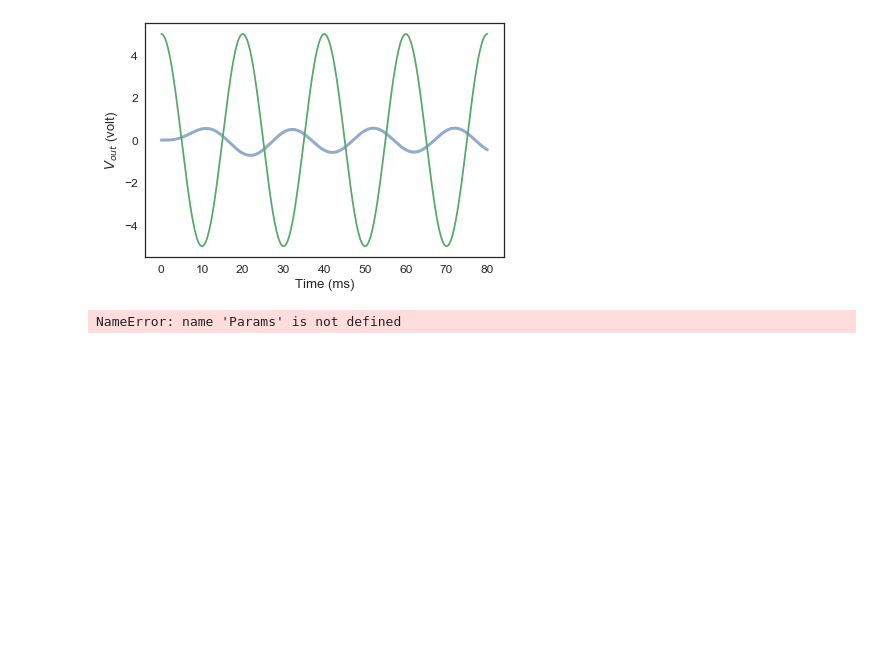
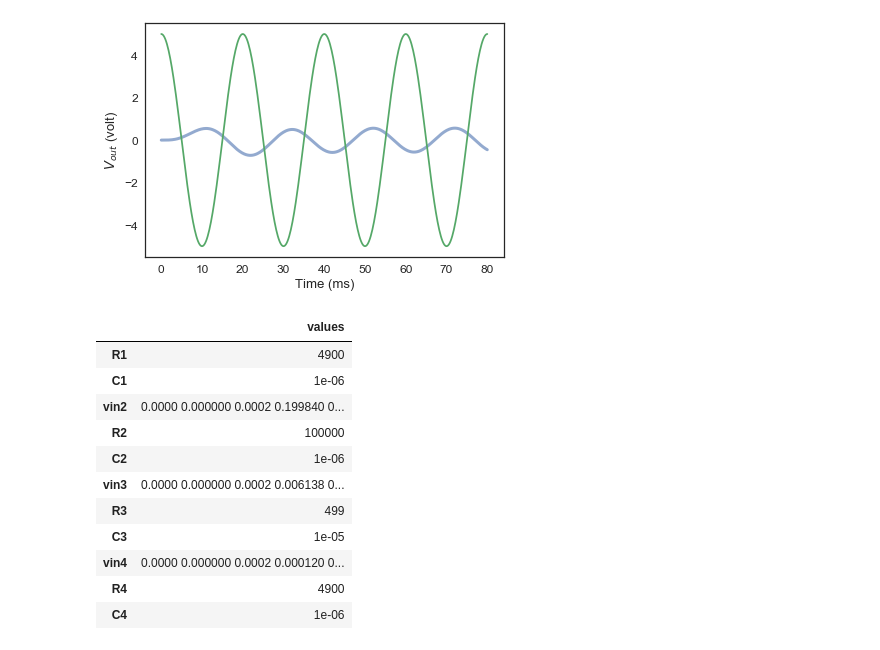
Before and after one commit to ThomasJagielski/ModSimPy, a Jupyter notebook: code/EKG Circuit Optimization Final.ipynb, the cells around one changed output. Cells and saved outputs as stored; diff of their text form; code cells hidden in the pictures; blank space fills up the shorter version.

```diff
--- a/code/EKG Circuit Optimization Final.ipynb
+++ b/code/EKG Circuit Optimization Final.ipynb
@@ -20,7 +27,7 @@ params1 = Params(
     R = 4.9e3,   # ohm
     C = 1e-6,  # farad
     A = 5,      # volt
-    f = 50,   # Hz
+    f = input_freq.f,   # Hz
     vin = 0
 )
 # %% [output]
@@ -250,15 +257,30 @@ plt.plot(x, v)
 # %%
 params_total = Params(
     R1 = 4.9e3,   # ohm
     C1 = 1e-6,  # farad
+
+    vin2 = results1.V_out,
     R2 = 100e3,   # ohm
     C2 = 1e-6,  # farad
+
+    vin3 = results2.V_out,
     R3 = 499,   # ohm
     C3 = 10e-6,  # farad
+
+    vin4 = results3.V_out,
     R4 = 4.9e3,   # ohm
-    C4 = 1e-6,  # farad
-    vin4 = results3.V_out
-
+    C4 = 1e-6  # farad
 )
 # %% [output]
-NameError: name 'Params' is not defined
+|  | values |
+| R1 | 4900 |
+| C1 | 1e-06 |
+| vin2 | 0.0000 0.000000 0.0002 0.199840 0... |
+| R2 | 100000 |
+| C2 | 1e-06 |
+| vin3 | 0.0000 0.000000 0.0002 0.006138 0... |
+| R3 | 499 |
+| C3 | 1e-05 |
+| vin4 | 0.0000 0.000000 0.0002 0.000120 0... |
+| R4 | 4900 |
+| C4 | 1e-06 |
```
Also changed, not shown: parts of 7 cells of this notebook.
